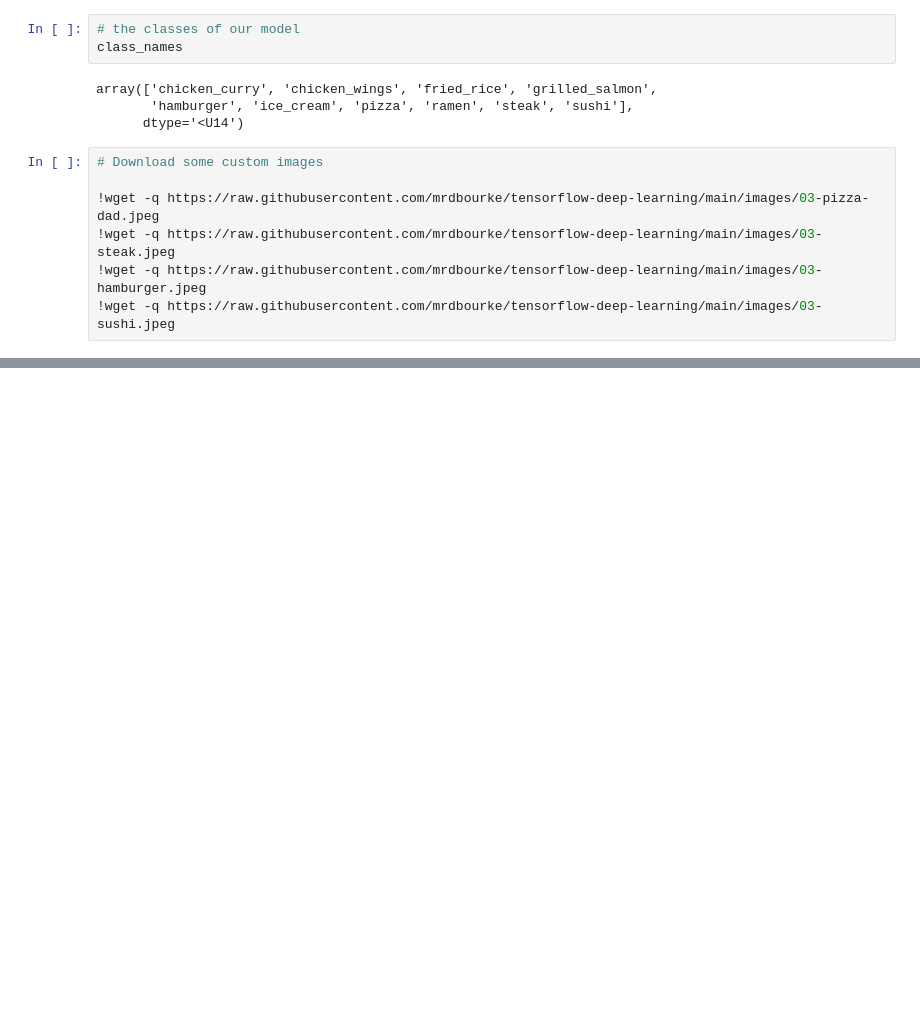
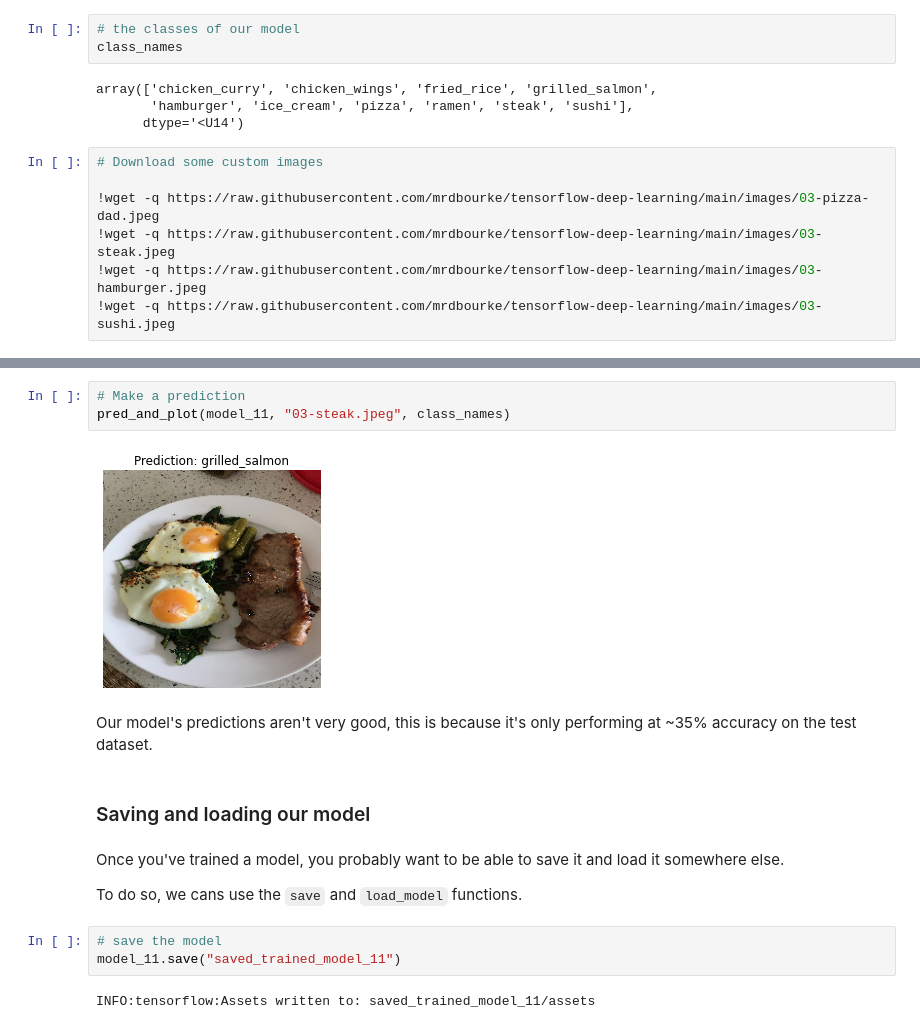
Before and after one commit to danchaud-vincent/tensorflow-deep-learning, a Jupyter notebook: 03_convolutional_neural_networks_in_tensorflow.ipynb, the cells around one changed output, grey strips where cells are left out. Saved outputs shown, nothing was run; the diff lists cells and outputs as text; blank space fills up the shorter version.

```diff
--- a/03_convolutional_neural_networks_in_tensorflow.ipynb
+++ b/03_convolutional_neural_networks_in_tensorflow.ipynb
@@ -1868,0 +1907,18 @@ array(['chicken_curry', 'chicken_wings', 'fried_rice', 'grilled_salmon',
+# %%
+# Make a prediction
+pred_and_plot(model_11, "03-steak.jpeg", class_names)
+# %% [output]
+[figure, added]
+# %% [markdown]
+Our model's predictions aren't very good, this is because it's only performing at ~35% accuracy on the test dataset.
+# %% [markdown]
+### Saving and loading our model
+# %% [markdown]
+Once you've trained a model, you probably want to be able to save it and load it somewhere else.
+
+To do so, we cans use the `save` and `load_model` functions.
+# %%
+# save the model
+model_11.save("saved_trained_model_11")
+# %% [output]
+INFO:tensorflow:Assets written to: saved_trained_model_11/assets
```
Also changed, not shown: parts of 6 cells of this notebook.
